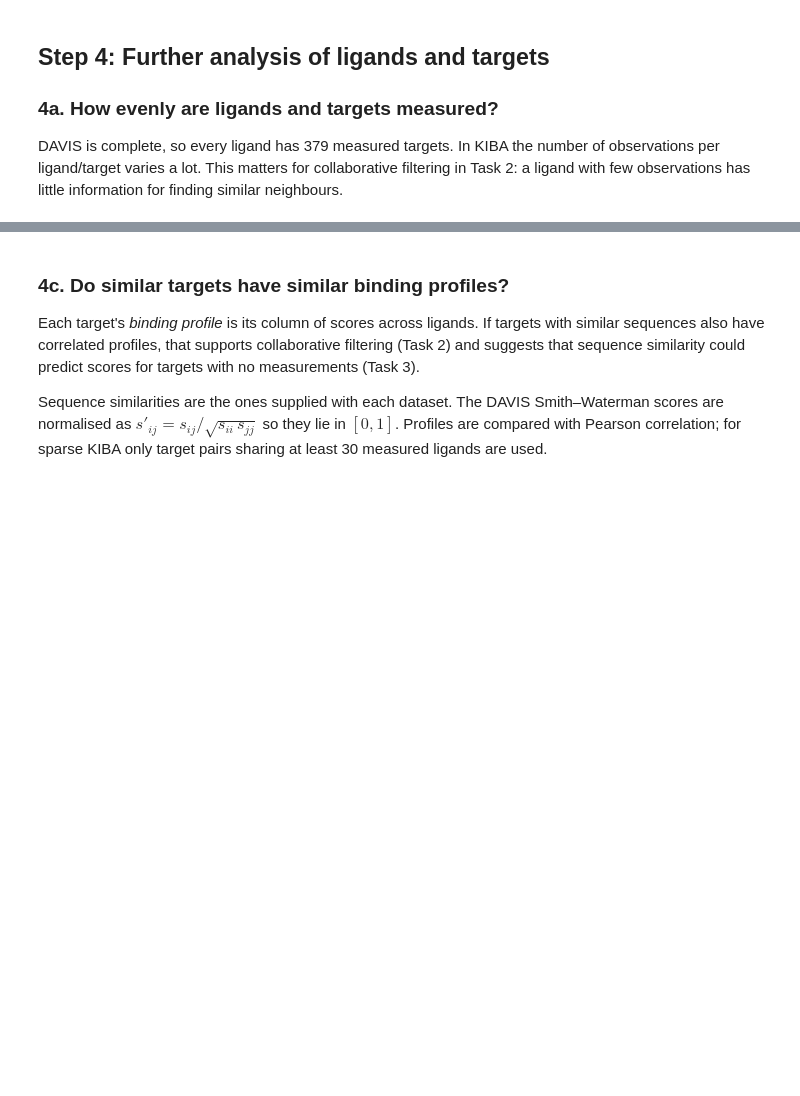
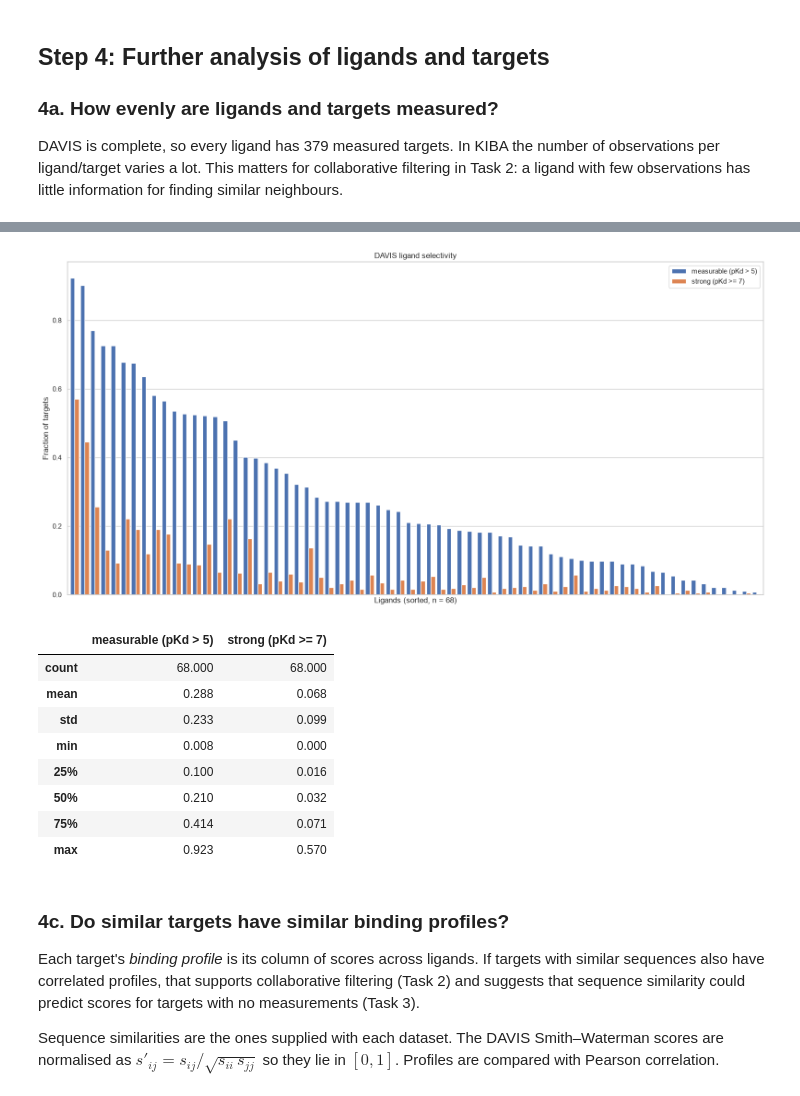
Before and after one commit to thisisadison/Retrieval-and-Recommendation, a Jupyter notebook: SC4020_Project2/task1_analysis.ipynb, the cells around one changed output, grey strips where cells are left out. Saved outputs shown, nothing was run; the diff lists cells and outputs as text; code cells hidden in the pictures; blank space fills up the shorter version.

```diff
--- a/SC4020_Project2/task1_analysis.ipynb
+++ b/SC4020_Project2/task1_analysis.ipynb
@@ -329,25 +443,36 @@ For each ligand: the fraction of targets with measurable binding ($\mathrm{p}K_d
 # %%
 selectivity = pd.DataFrame({
     "measurable (pKd > 5)": (davis_M > DAVIS_LIMIT_PKD).mean(axis=1),
     "strong (pKd >= 7)": (davis_M >= 7).mean(axis=1),
 }).sort_values("measurable (pKd > 5)", ascending=False)
 
-ax = selectivity.plot(kind="bar", figsize=(16, 4), width=0.85)
+ax = selectivity.plot(kind="bar", figsize=(16, 8), width=0.85)
 ax.set_xticks([])
 ax.set_xlabel(f"Ligands (sorted, n = {len(selectivity)})")
 ax.set_ylabel("Fraction of targets")
 ax.set_title("DAVIS ligand selectivity")
 plt.tight_layout()
 plt.savefig(FIG_DIR / "davis_selectivity.png", dpi=200)
 plt.show()
 
 selectivity.describe().round(3)
+# %% [output]
+[figure, added]
+|  | measurable (pKd > 5) | strong (pKd >= 7) |
+| count | 68.000 | 68.000 |
+| mean | 0.288 | 0.068 |
+| std | 0.233 | 0.099 |
+| min | 0.008 | 0.000 |
+| 25% | 0.100 | 0.016 |
+| 50% | 0.210 | 0.032 |
+| 75% | 0.414 | 0.071 |
+| max | 0.923 | 0.570 |
 # %% [markdown]
 ### 4c. Do similar targets have similar binding profiles?
 
 Each target's *binding profile* is its column of scores across ligands. If targets with similar sequences also have correlated profiles, that supports collaborative filtering (Task 2) and suggests that sequence similarity could predict scores for targets with no measurements (Task 3).
 
-Sequence similarities are the ones supplied with each dataset. The DAVIS Smith–Waterman scores are normalised as $s'_{ij} = s_{ij} / \sqrt{s_{ii}\, s_{jj}}$ so they lie in $[0, 1]$. Profiles are compared with Pearson correlation; for sparse KIBA only target pairs sharing at least 30 measured ligands are used.
+Sequence similarities are the ones supplied with each dataset. The DAVIS Smith–Waterman scores are normalised as $s'_{ij} = s_{ij} / \sqrt{s_{ii}\, s_{jj}}$ so they lie in $[0, 1]$. Profiles are compared with Pearson correlation.
 # %%
 def load_target_similarity(name, file, normalise=False):
     S = np.genfromtxt(DATA_DIR / name / file)
```
Also changed, not shown: parts of 22 cells of this notebook, 8 other files.
